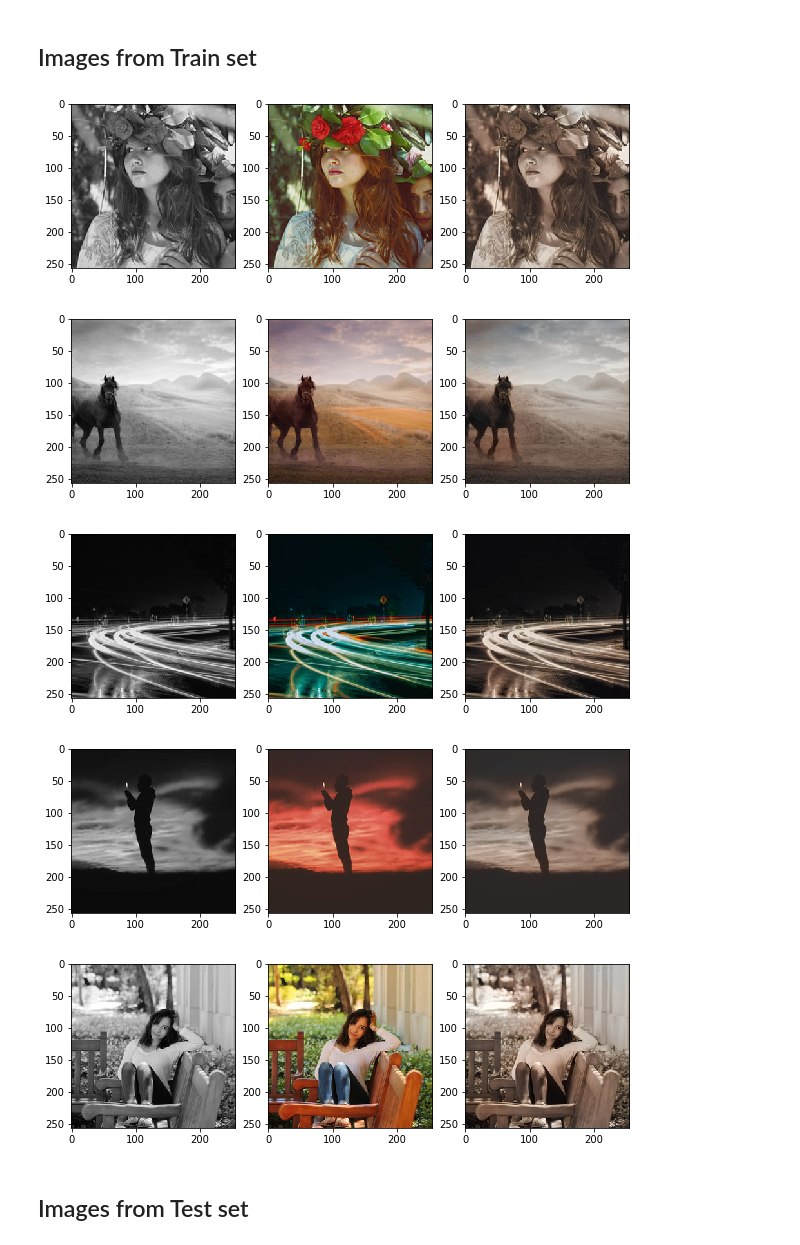
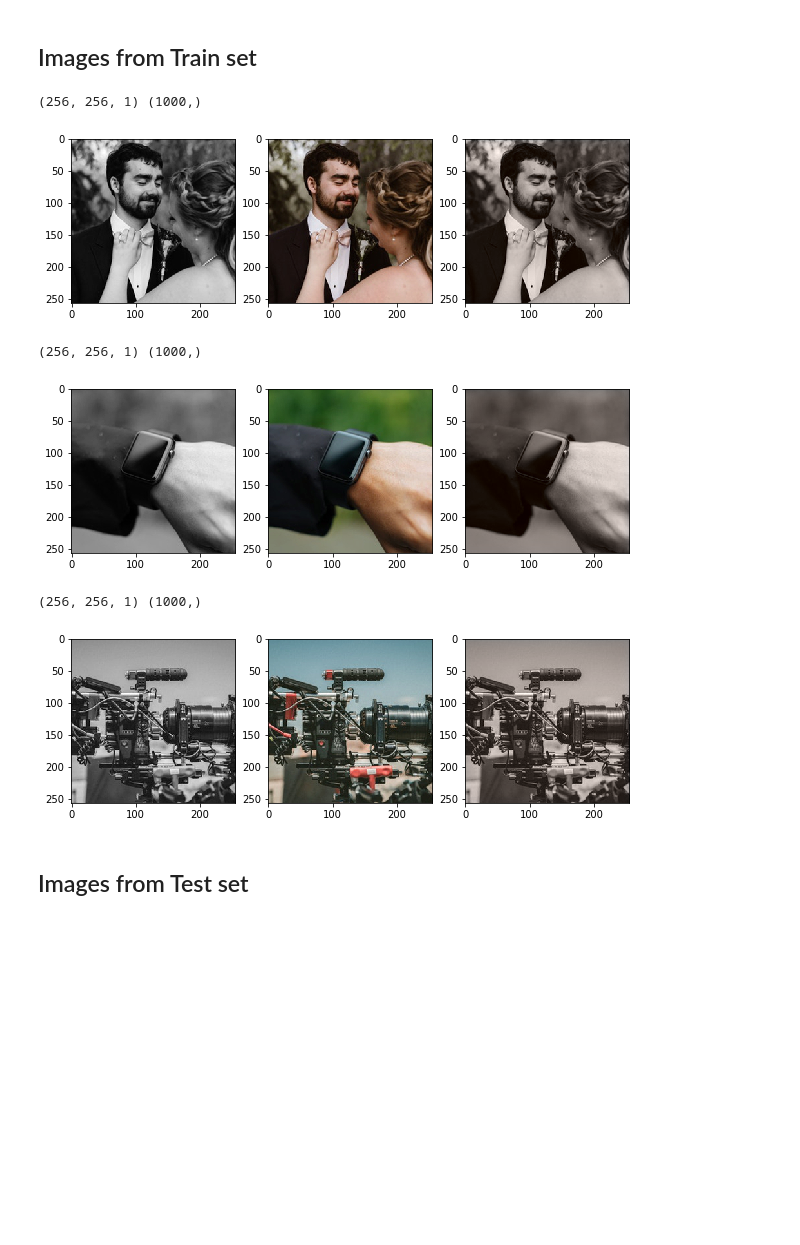
Before and after one commit to xdzurman/neural-networks, a Jupyter notebook: project.ipynb, the cells around one changed output. Drawn from its saved outputs; the diff is of its cells as text; code cells hidden in the pictures; blank space fills up the shorter version.

```diff
--- a/project.ipynb
+++ b/project.ipynb
@@ -22,8 +25,11 @@ else:
 # %% [output]
 Please install GPU version of TF
 # %%
-def compare_model_label(model, l, ab):
+def compare_model_label(model, inputs, ab):
     plt.figure(figsize=(10, 30))
+#     print(inputs[1])
+    l = inputs[0]
+#     print(np.array([l], dtype=float))
 
     plt.subplot(1,3,1)
     plt.imshow(l[:,:,0], cmap=plt.cm.gray)
@@ -32,7 +38,12 @@ def compare_model_label(model, l, ab):
     plt.imshow(join_l_ab(l, ab), cmap=plt.cm.binary)
 
     plt.subplot(1,3,3)
-    output = model.predict(np.array([l], dtype=float))
+#     output = model.predict(np.array([l, inputs[1]], dtype=float))
+#     print(np.array(np.array([l]), inputs[1]))
+    print(l.shape, inputs[1].shape)
+    output = model.predict( [ np.expand_dims(l, axis=0), np.expand_dims(inputs[1], axis=0) ] )
+
+#     output = model.predict([[np.array([l]), inputs[1]]])
     plt.imshow(join_l_ab(l, output), cmap=plt.cm.binary)
 
     plt.show()
@@ -67,14 +100,15 @@ test_gen = image_generator(test_paths)
 ## Images from Train set
 # %%
 for i in range(5):
-    l, ab = next(train_gen)
-    compare_model_label(model, l, ab)
+    inputs, ab = next(train_gen)
+    compare_model_label(model, inputs, ab)
 # %% [output]
+(256, 256, 1) (1000,)
-[figure, old version]
+[figure, new version]
+(256, 256, 1) (1000,)
-[figure, old version]
+[figure, new version]
+(256, 256, 1) (1000,)
-[figure, old version]
+[figure, new version]
-[figure, removed]
-[figure, removed]
 # %% [markdown]
 ## Images from Test set
 # %%
```
Also changed, not shown: parts of 5 cells of this notebook, 3 other files.
